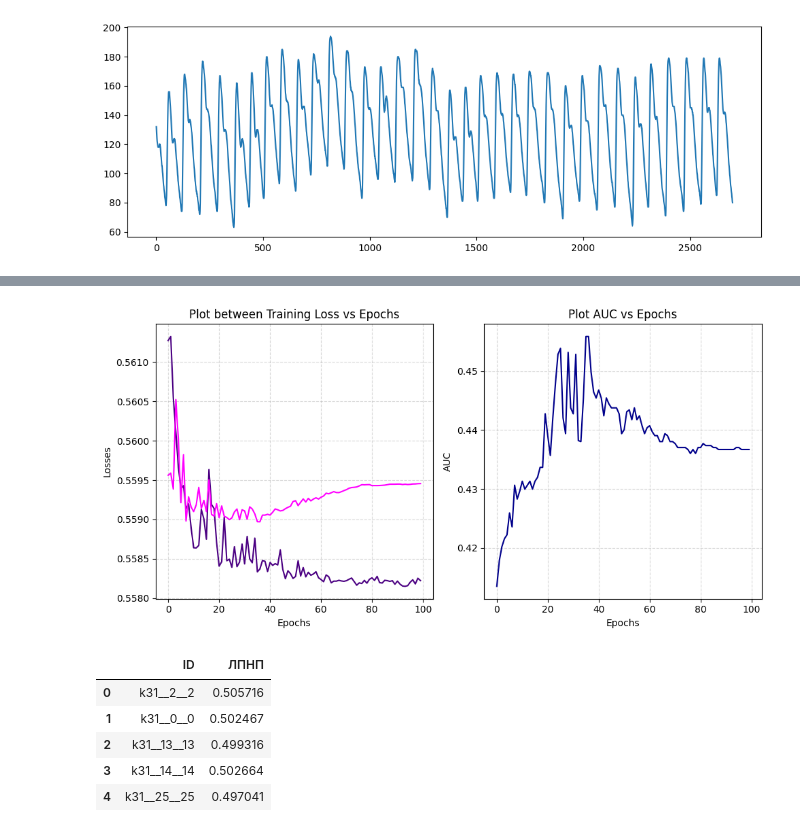
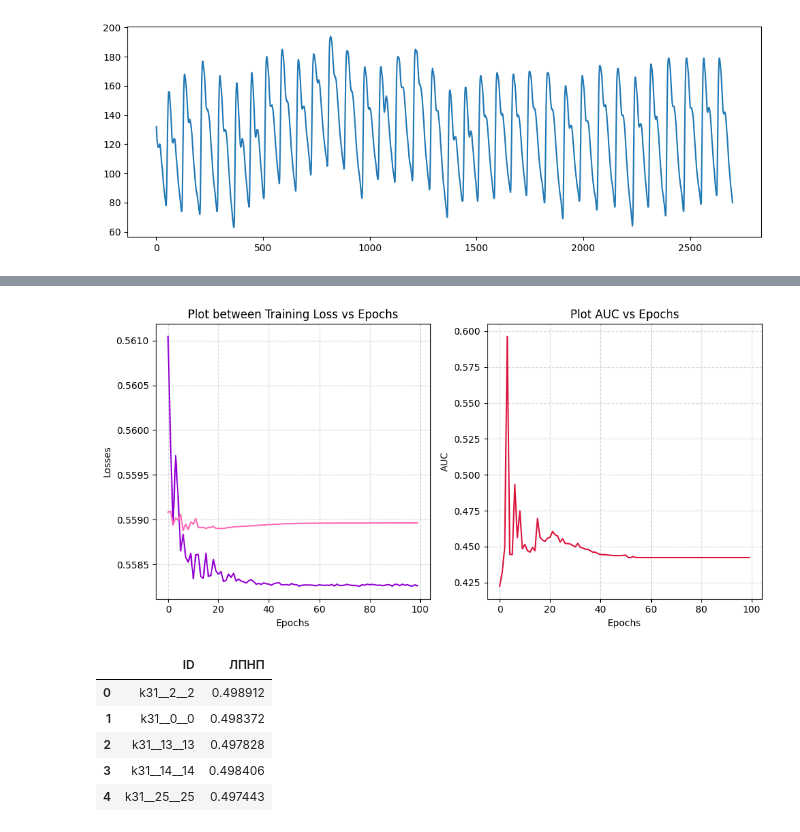
Before and after one commit to hurri-kate/Sber-case-2025, a Jupyter notebook: RNN_model.ipynb, the cells around one changed output, grey strips where cells are left out. Saved outputs shown, nothing was run; the diff lists cells and outputs as text; code cells hidden in the pictures.

```diff
--- a/RNN_model.ipynb
+++ b/RNN_model.ipynb
@@ -261,7 +260,7 @@ train_loader = DataLoader(train_dataset, batch_size=BATCH, shuffle=True)
 val_loader = DataLoader(val_dataset, batch_size=BATCH, shuffle=False)
 test_loader = DataLoader(test_dataset, batch_size=BATCH, shuffle=False)
 
-model = PPG_RNN_1D(init_method='he', number_of_classes=1)
+model = PPG_RNN_1D(init_method='xavier', number_of_classes=1)
 
 optimizer = torch.optim.AdamW(model.parameters(), lr=LR)
 loss_function = nn.BCEWithLogitsLoss(pos_weight=torch.tensor([pos_weight_value], dtype=torch.float32).to(device))
@@ -304,23 +303,23 @@ Learning rate after epoch 100: 3.90625e-06
 # %%
 fig, (ax1, ax2) = plt.subplots(1, 2, figsize=(10, 5))
 
-ax1.plot(history_losses_train, color='indigo')
-ax1.plot(history_losses_val, color='magenta')
+ax1.plot(history_losses_train, color='darkviolet', label='Training losses')
+ax1.plot(history_losses_val, color='hotpink', label='Validation losses')
 ax1.set_xlabel('Epochs')
 ax1.set_ylabel('Losses')
 ax1.set_title('Plot between Training Loss vs Epochs')
 ax1.grid(True, linestyle='--', alpha=0.5)
 
-ax2.plot(history_aucs_val, color='darkblue')
+ax2.plot(history_aucs_val, color='crimson')
 ax2.set_xlabel('Epochs')
 ax2.set_ylabel('AUC')
 ax2.set_title('Plot AUC vs Epochs')
 ax2.grid(True, linestyle='--', alpha=0.5)
 
 plt.tight_layout()
 plt.show()
 # %% [output]
-[figure, old version]
+[figure, new version]
 # %%
 model.load_state_dict(best_model_state)
 model.eval()
@@ -347,11 +346,11 @@ test_predictions = test.merge(result_df, on='ID', how='left')
 test_predictions.head()
 # %% [output]
 |  | ID | ЛПНП |
-| 0 | k31__2__2 | 0.505716 |
-| 1 | k31__0__0 | 0.502467 |
-| 2 | k31__13__13 | 0.499316 |
-| 3 | k31__14__14 | 0.502664 |
-| 4 | k31__25__25 | 0.497041 |
+| 0 | k31__2__2 | 0.498912 |
+| 1 | k31__0__0 | 0.498372 |
+| 2 | k31__13__13 | 0.497828 |
+| 3 | k31__14__14 | 0.498406 |
+| 4 | k31__25__25 | 0.497443 |
 # %%
 # Сохраним датафрейм с предсказаниями
 test_predictions.to_csv('submit3.csv', index=False)
```
Also changed, not shown: parts of 2 cells of this notebook, 3 other files.
